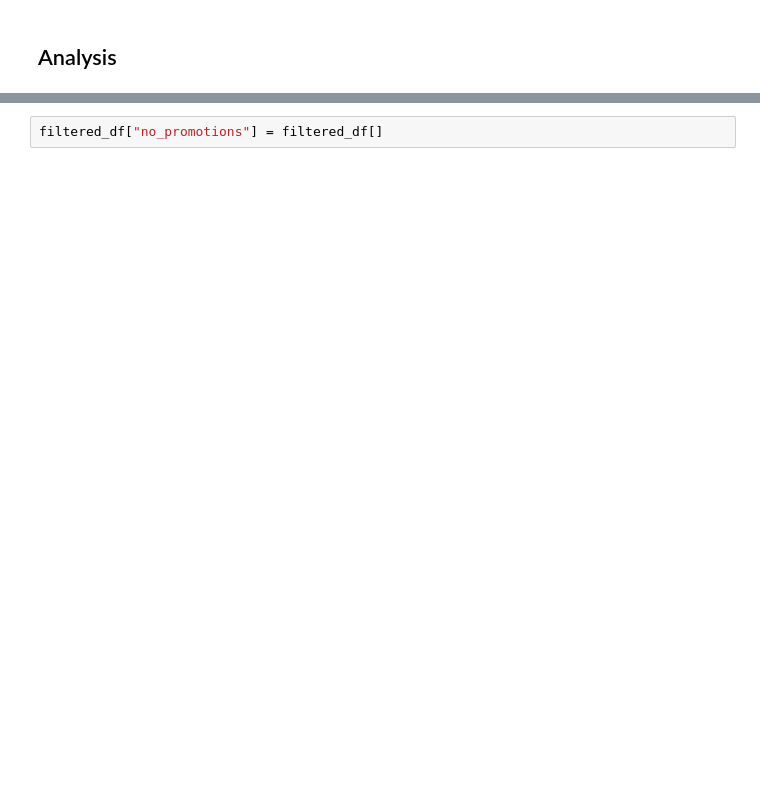
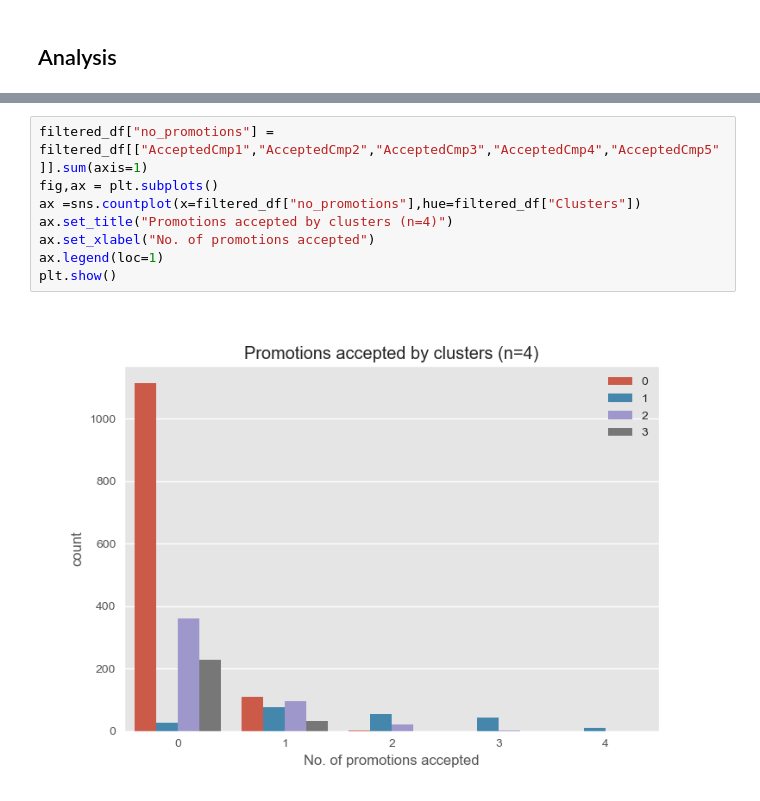
Before and after one commit to marci-nemeth/ML-Notebooks, a Jupyter notebook: 2-Classification/CustomerAnalysis.ipynb, the cells around one changed output, grey strips where cells are left out. Drawn from its saved outputs; the diff is of its cells as text; blank space fills up the shorter version.

```diff
--- a/2-Classification/CustomerAnalysis.ipynb
+++ b/2-Classification/CustomerAnalysis.ipynb
@@ -333,2 +315,10 @@ for i,cat in enumerate(spending_category):
-# %%
-filtered_df["no_promotions"] = filtered_df[]
+# %%
+filtered_df["no_promotions"] = filtered_df[["AcceptedCmp1","AcceptedCmp2","AcceptedCmp3","AcceptedCmp4","AcceptedCmp5"]].sum(axis=1)
+fig,ax = plt.subplots()
+ax =sns.countplot(x=filtered_df["no_promotions"],hue=filtered_df["Clusters"])
+ax.set_title("Promotions accepted by clusters (n=4)")
+ax.set_xlabel("No. of promotions accepted")
+ax.legend(loc=1)
+plt.show()
+# %% [output]
+[figure, added]
```
Also changed, not shown: parts of 10 cells of this notebook.
